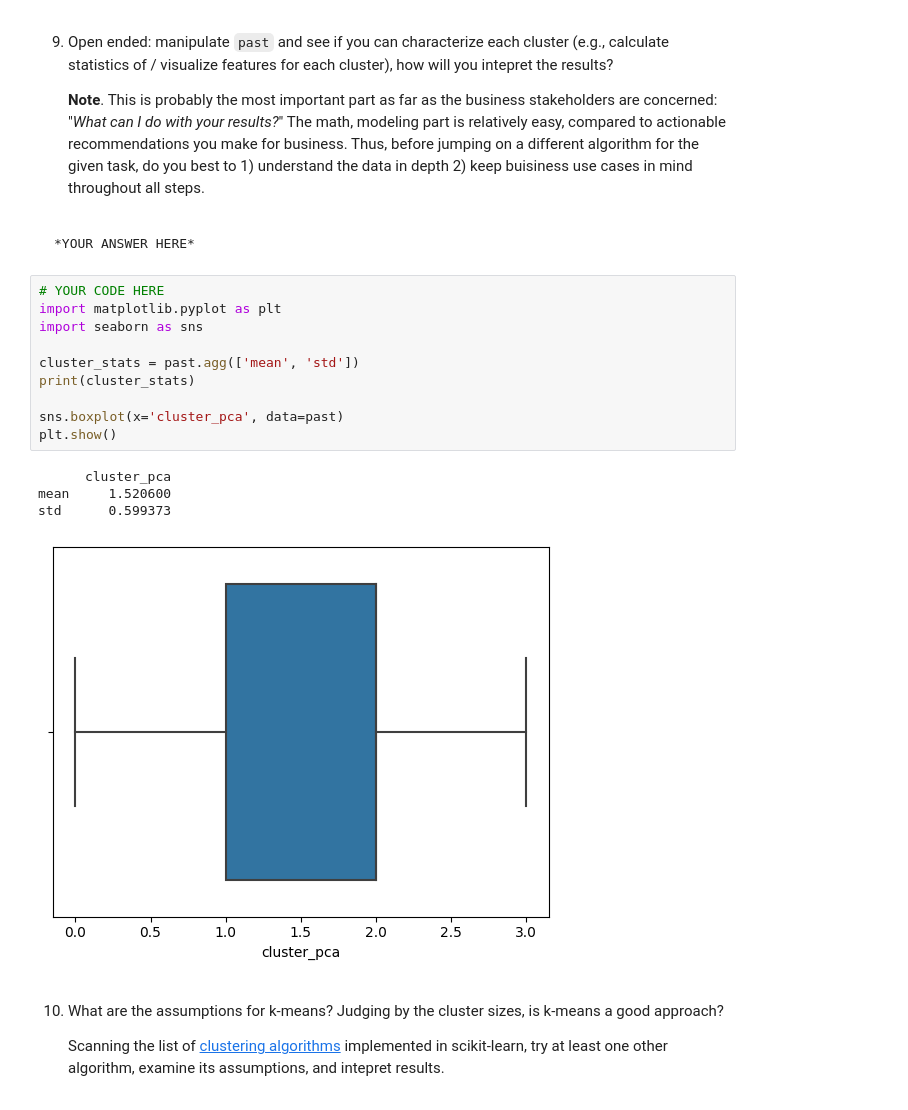
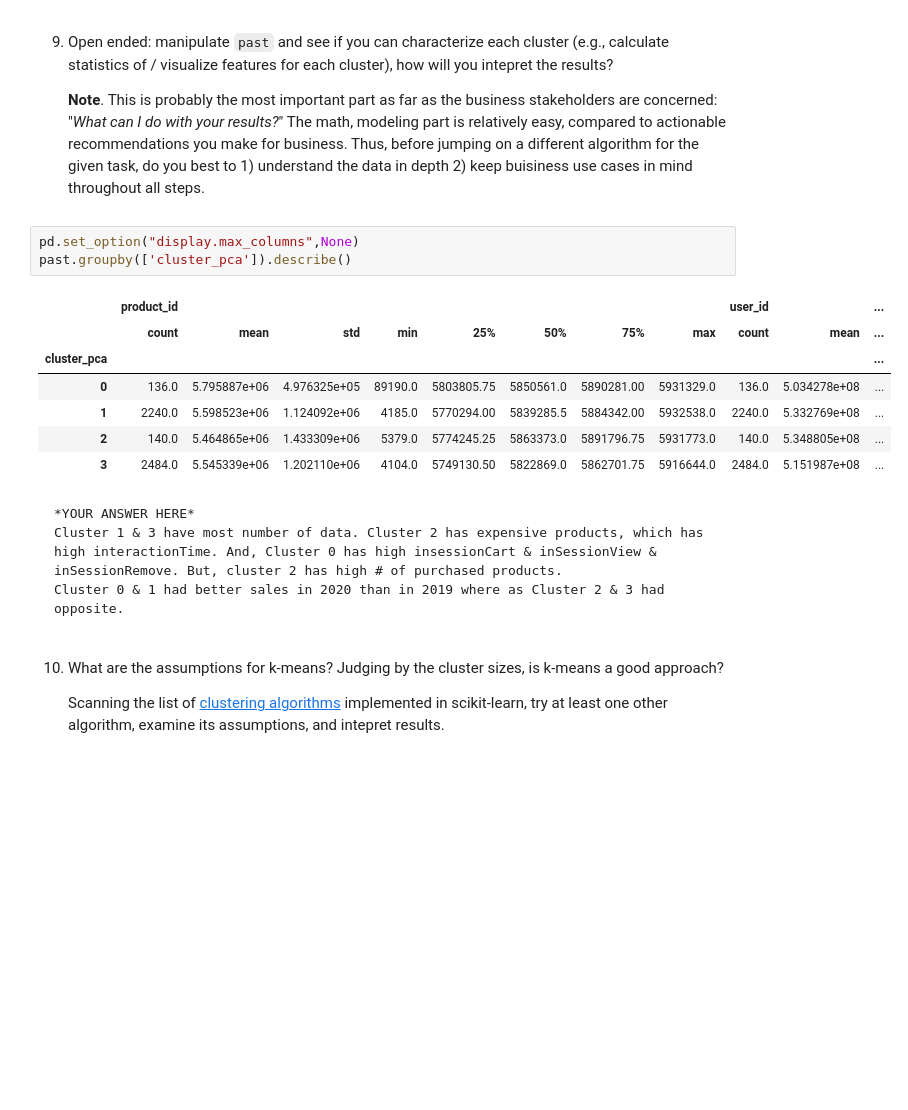
Before and after one commit to shresthan01/nischal-ml-repo, a Jupyter notebook: assignments/week-08-unsupervised-ml/nb/new-product-launch.ipynb, the cells around one changed output. Cells and saved outputs as stored; diff of their text form; blank space fills up the shorter version.

```diff
--- a/assignments/week-08-unsupervised-ml/nb/new-product-launch.ipynb
+++ b/assignments/week-08-unsupervised-ml/nb/new-product-launch.ipynb
@@ -441,23 +389,21 @@ past
 9. Open ended: manipulate `past` and see if you can characterize each cluster (e.g., calculate statistics of / visualize features for each cluster), how will you intepret the results?
 
     **Note**. This is probably the most important part as far as the business stakeholders are concerned: "*What can I do with your results?*" The math, modeling part is relatively easy, compared to actionable recommendations you make for business. Thus, before jumping on a different algorithm for the given task, do you best to 1) understand the data in depth 2) keep buisiness use cases in mind throughout all steps.
+# %%
+pd.set_option("display.max_columns",None)
+past.groupby(['cluster_pca']).describe()
+# %% [output]
+|  | product_id |  |  |  |  |  |  |  | user_id |  | ... |
+|  | count | mean | std | min | 25% | 50% | 75% | max | count | mean | ... |
+| cluster_pca |  |  |  |  |  |  |  |  |  |  | ... |
+| 0 | 136.0 | 5.795887e+06 | 4.976325e+05 | 89190.0 | 5803805.75 | 5850561.0 | 5890281.00 | 5931329.0 | 136.0 | 5.034278e+08 | ... |
+| 1 | 2240.0 | 5.598523e+06 | 1.124092e+06 | 4185.0 | 5770294.00 | 5839285.5 | 5884342.00 | 5932538.0 | 2240.0 | 5.332769e+08 | ... |
+| 2 | 140.0 | 5.464865e+06 | 1.433309e+06 | 5379.0 | 5774245.25 | 5863373.0 | 5891796.75 | 5931773.0 | 140.0 | 5.348805e+08 | ... |
+| 3 | 2484.0 | 5.545339e+06 | 1.202110e+06 | 4104.0 | 5749130.50 | 5822869.0 | 5862701.75 | 5916644.0 | 2484.0 | 5.151987e+08 | ... |
 # %% [markdown]
     *YOUR ANSWER HERE*
+    Cluster 1 & 3 have most number of data. Cluster 2 has expensive products, which has high interactionTime. And, Cluster 0 has high insessionCart & inSessionView & inSessionRemove. But, cluster 2 has high # of purchased products.
+    Cluster 0 & 1 had better sales in 2020 than in 2019 where as Cluster 2 & 3 had opposite.
-# %%
-# YOUR CODE HERE
-import matplotlib.pyplot as plt
-import seaborn as sns
-
-cluster_stats = past.agg(['mean', 'std'])
-print(cluster_stats)
-
-sns.boxplot(x='cluster_pca', data=past)
-plt.show()
-# %% [output]
-      cluster_pca
-mean     1.520600
-std      0.599373
-[figure, removed]
 # %% [markdown]
 10. What are the assumptions for k-means? Judging by the cluster sizes, is k-means a good approach?
 
```
Also changed, not shown: parts of 18 cells of this notebook.
